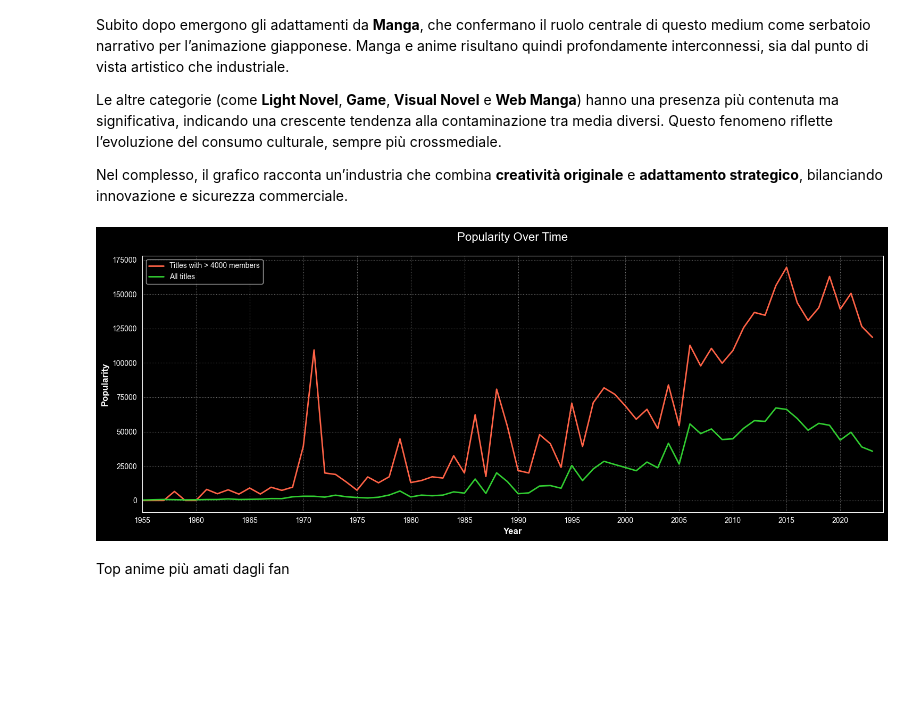
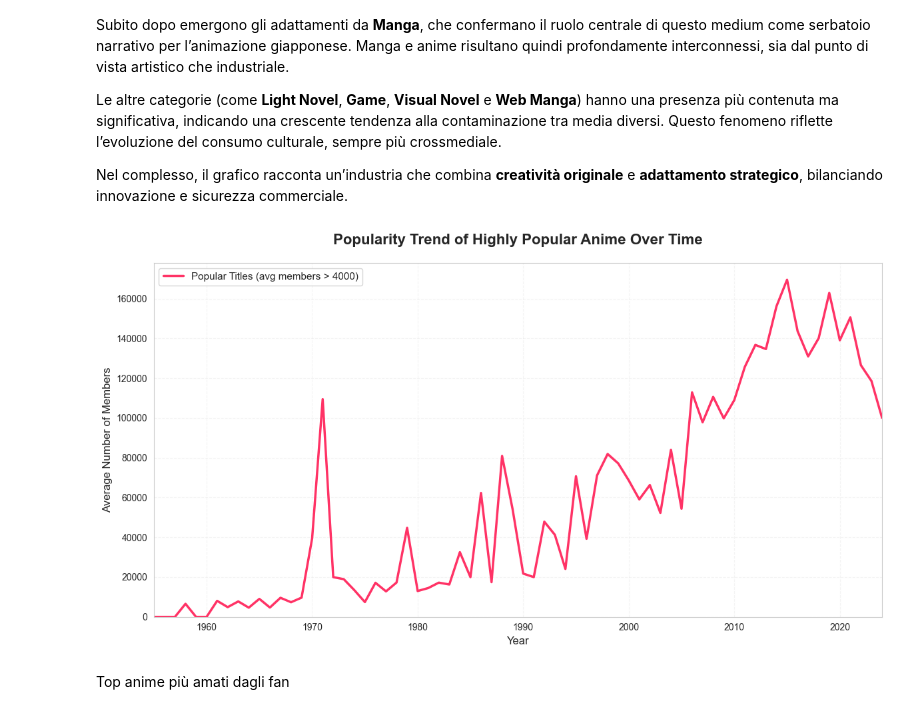
Before and after one commit to kledisateqja/hci-assignment, a Jupyter notebook: solution/notebook/storytelling.ipynb, the cells around one changed output. Drawn from its saved outputs; the diff is of its cells as text; code cells hidden in the pictures; blank space fills up the shorter version.

Commit message:
fix: Popularity trend: changed the color Source distribution: changed the palette and added count labels on bars

```diff
--- a/solution/notebook/storytelling.ipynb
+++ b/solution/notebook/storytelling.ipynb
@@ -308,54 +316,34 @@ Le altre categorie (come **Light Novel**, **Game**, **Visual Novel** e **Web Man
 Nel complesso, il grafico racconta un’industria che combina **creatività originale** e **adattamento strategico**, bilanciando innovazione e sicurezza commerciale.
 # %%
 details = df_details.copy()
-# popolarità media totale
-all_members = (
-    details.groupby('year')['members']
-    .mean()
-    .reindex(range(1955, 2024), fill_value=0)
-    .reset_index()
-    .rename(columns={'members': 'avg_members'})
+
+popular_pop = (details[details['members'] > 4000].groupby('year')['members'].mean().reindex(range(1955, 2025), fill_value=0).reset_index())
+
+plt.figure(figsize=(12, 6.5))
+plt.plot(
+    popular_pop['year'],
+    popular_pop['members'],
+    color='#FF3366',
+    linewidth=2.5,
+    label='Popular Titles (avg members > 4000)'
 )
-# popolarità media filtrata
-filtered_members = details[details['members'] > 4000]
-filtered_members = (
-    filtered_members.groupby('year')['members']
-    .mean()
-    .reindex(range(1955, 2024), fill_value=0)
-    .reset_index()
-    .rename(columns={'members': 'avg_members'})
-)
-# creazione grafico
-plt.figure(figsize=(15, 6))
-plt.grid(linestyle=':', alpha=0.5)
-# linee
-plt.plot(
-    filtered_members['year'],
-    filtered_members['avg_members'],
-    color='tomato',
-    linewidth=2,
-    label='Titles with > 4000 members'
-)
-plt.plot(
-    all_members['year'],
-    all_members['avg_members'],
-    color='limegreen',
-    linewidth=2,
-    label='All titles'
-)
-# personalizzazione assi
-plt.title('Popularity Over Time', fontsize=16, pad=20)
-plt.xlabel('Year', fontsize=12, fontweight='bold')
-plt.ylabel('Popularity', fontsize=12, fontweight='bold')
+
+plt.title('Popularity Trend of Highly Popular Anime Over Time',
+          fontsize=16,
+          fontweight='bold',
+          pad=20)
+
+plt.xlabel('Year', fontsize=12)
+plt.ylabel('Average Number of Members', fontsize=12)
+plt.grid(True, alpha=0.2, linestyle='--')
+plt.legend(fontsize=11, loc='upper left')
 plt.xlim(1955, 2024)
-plt.xticks(range(1955, 2025, 5))
-# legenda
-plt.legend()
+plt.ylim(bottom=0)
 
 plt.tight_layout()
 plt.show()
 # %% [output]
-[figure, old version]
+[figure, new version]
 # %% [markdown]
 Top anime più amati dagli fan
 # %%
```
Also changed, not shown: parts of 2 cells of this notebook.
